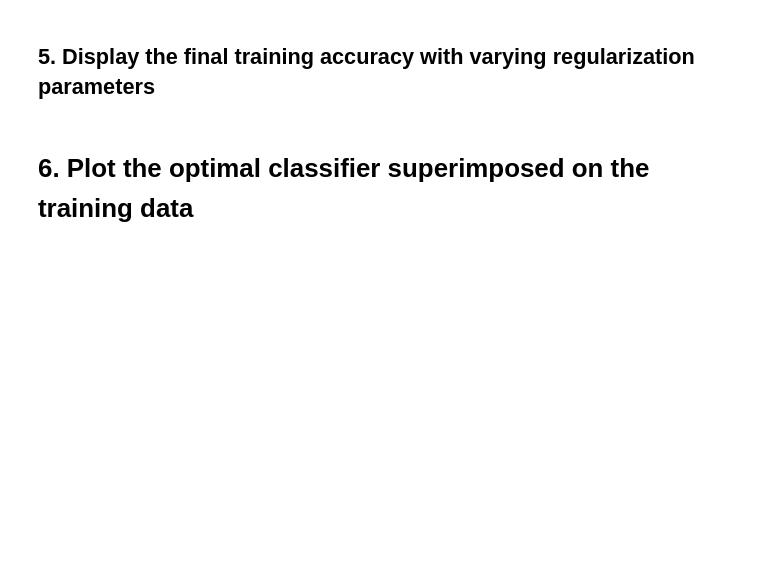
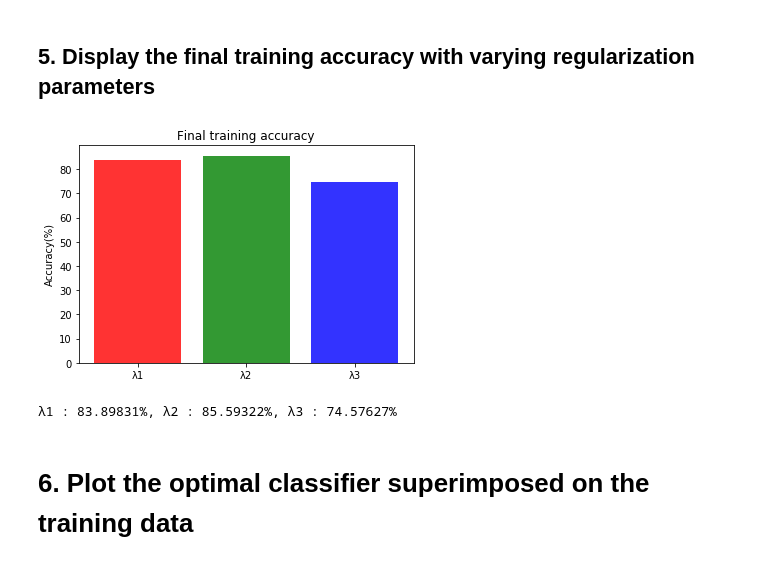
Before and after one commit to jesnk/20_1_ml_class, a Jupyter notebook: assignment/07/07.ipynb, the cells around one changed output. Cells and saved outputs as stored; diff of their text form; code cells hidden in the pictures; blank space fills up the shorter version.

```diff
--- a/assignment/07/07.ipynb
+++ b/assignment/07/07.ipynb
@@ -253,2 +324,14 @@ print("Converged Training loss : {:.5f}".format(loss_log[-1].item()))
+# %%
+plt.title("Final training accuracy")
+plot = plt.bar(["λ1"],result_1["acc_log"][-1].cpu()*100, color='red',alpha=0.8)
+plot = plt.bar(["λ2"],result_2["acc_log"][-1].cpu()*100, color='green',alpha=0.8)
+plot = plt.bar(["λ3"],result_3["acc_log"][-1].cpu()*100, color='blue',alpha=0.8)
+
+plt.ylabel("Accuracy(%)")
+plt.show()
+print("λ1 : {:.5f}%, λ2 : {:.5f}%, λ3 : {:.5f}%".format(result_1["acc_log"][-1].cpu()*100,result_2["acc_log"][-1].cpu()*100,result_3["acc_log"][-1].cpu()*100))
+# %% [output]
+[figure, added]
+λ1 : 83.89831%, λ2 : 85.59322%, λ3 : 74.57627%
 # %% [markdown]
 # 6. Plot the optimal classifier superimposed on the training data
```
Also changed, not shown: parts of 15 cells of this notebook.
